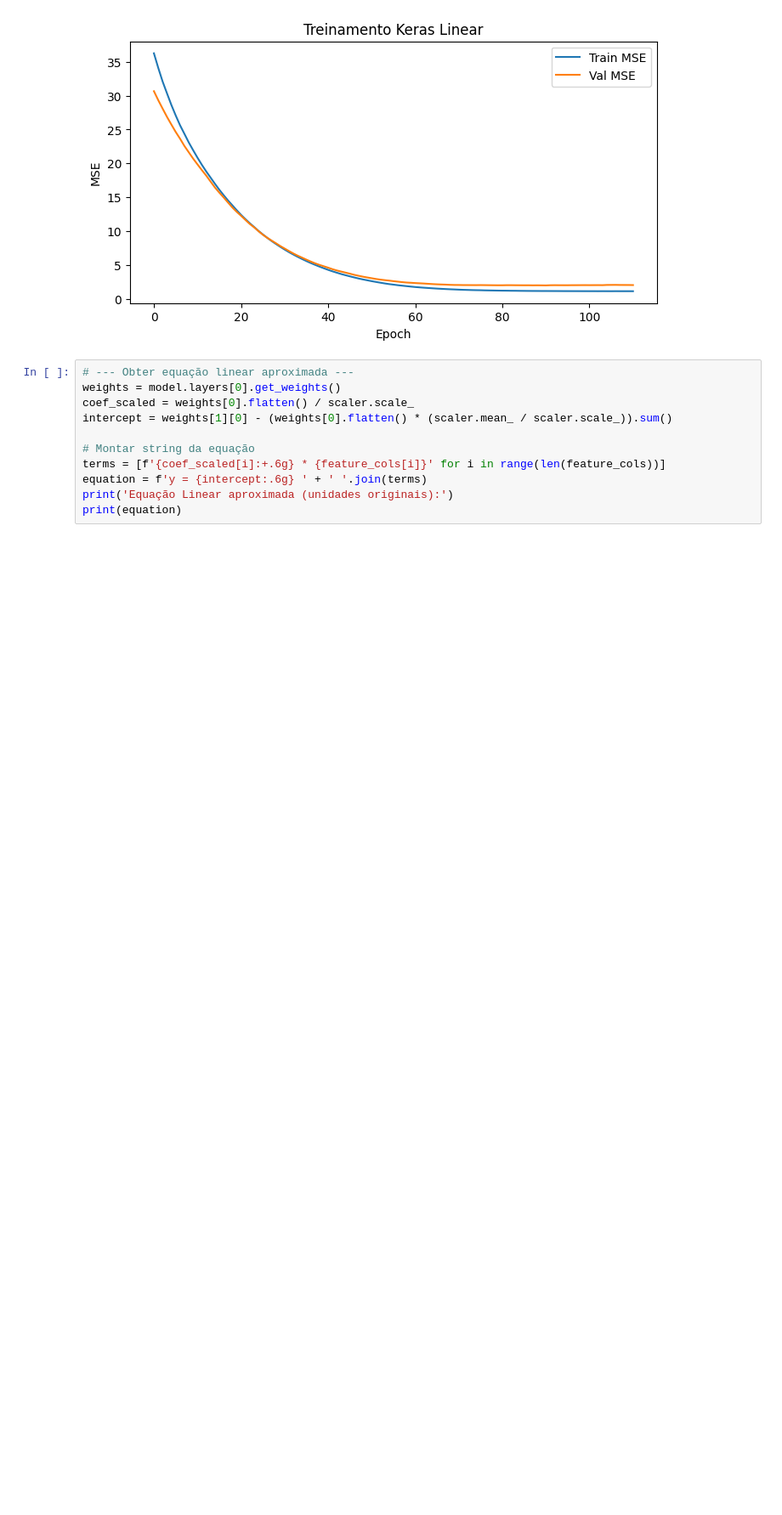
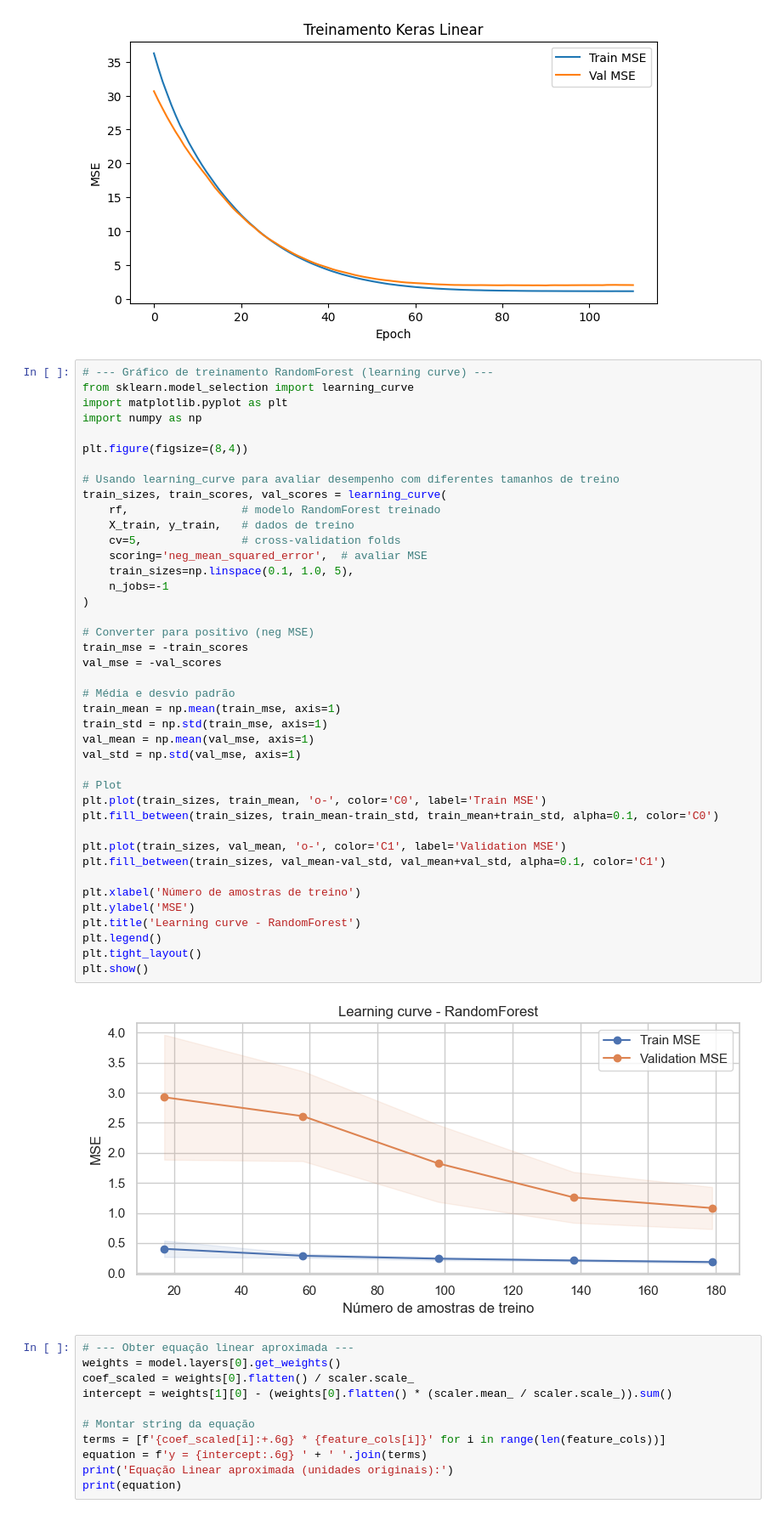
Before and after one commit to TheCarlosRamos/projeto_cimento, a Jupyter notebook: Proj_Cimento/ml_regressao.ipynb, the cells around one changed output. Shown at 85% size. Cells and saved outputs as stored; diff of their text form; blank space fills up the shorter version.

Commit message:
Adiciona grafico de aprendizado random forest

```diff
--- a/Proj_Cimento/ml_regressao.ipynb
+++ b/Proj_Cimento/ml_regressao.ipynb
@@ -104,6 +104,49 @@ plt.legend()
 plt.show()
 # %% [output]
 [figure]
+# %%
+# --- Gráfico de treinamento RandomForest (learning curve) ---
+from sklearn.model_selection import learning_curve
+import matplotlib.pyplot as plt
+import numpy as np
+
+plt.figure(figsize=(8,4))
+
+# Usando learning_curve para avaliar desempenho com diferentes tamanhos de treino
+train_sizes, train_scores, val_scores = learning_curve(
+    rf,                 # modelo RandomForest treinado
+    X_train, y_train,   # dados de treino
+    cv=5,               # cross-validation folds
+    scoring='neg_mean_squared_error',  # avaliar MSE
+    train_sizes=np.linspace(0.1, 1.0, 5),
+    n_jobs=-1
+)
+
+# Converter para positivo (neg MSE)
+train_mse = -train_scores
+val_mse = -val_scores
+
+# Média e desvio padrão
+train_mean = np.mean(train_mse, axis=1)
+train_std = np.std(train_mse, axis=1)
+val_mean = np.mean(val_mse, axis=1)
+val_std = np.std(val_mse, axis=1)
+
+# Plot
+plt.plot(train_sizes, train_mean, 'o-', color='C0', label='Train MSE')
+plt.fill_between(train_sizes, train_mean-train_std, train_mean+train_std, alpha=0.1, color='C0')
+
+plt.plot(train_sizes, val_mean, 'o-', color='C1', label='Validation MSE')
+plt.fill_between(train_sizes, val_mean-val_std, val_mean+val_std, alpha=0.1, color='C1')
+
+plt.xlabel('Número de amostras de treino')
+plt.ylabel('MSE')
+plt.title('Learning curve - RandomForest')
+plt.legend()
+plt.tight_layout()
+plt.show()
+# %% [output]
+[figure, added]
 # %%
 # --- Obter equação linear aproximada ---
 weights = model.layers[0].get_weights()
```
